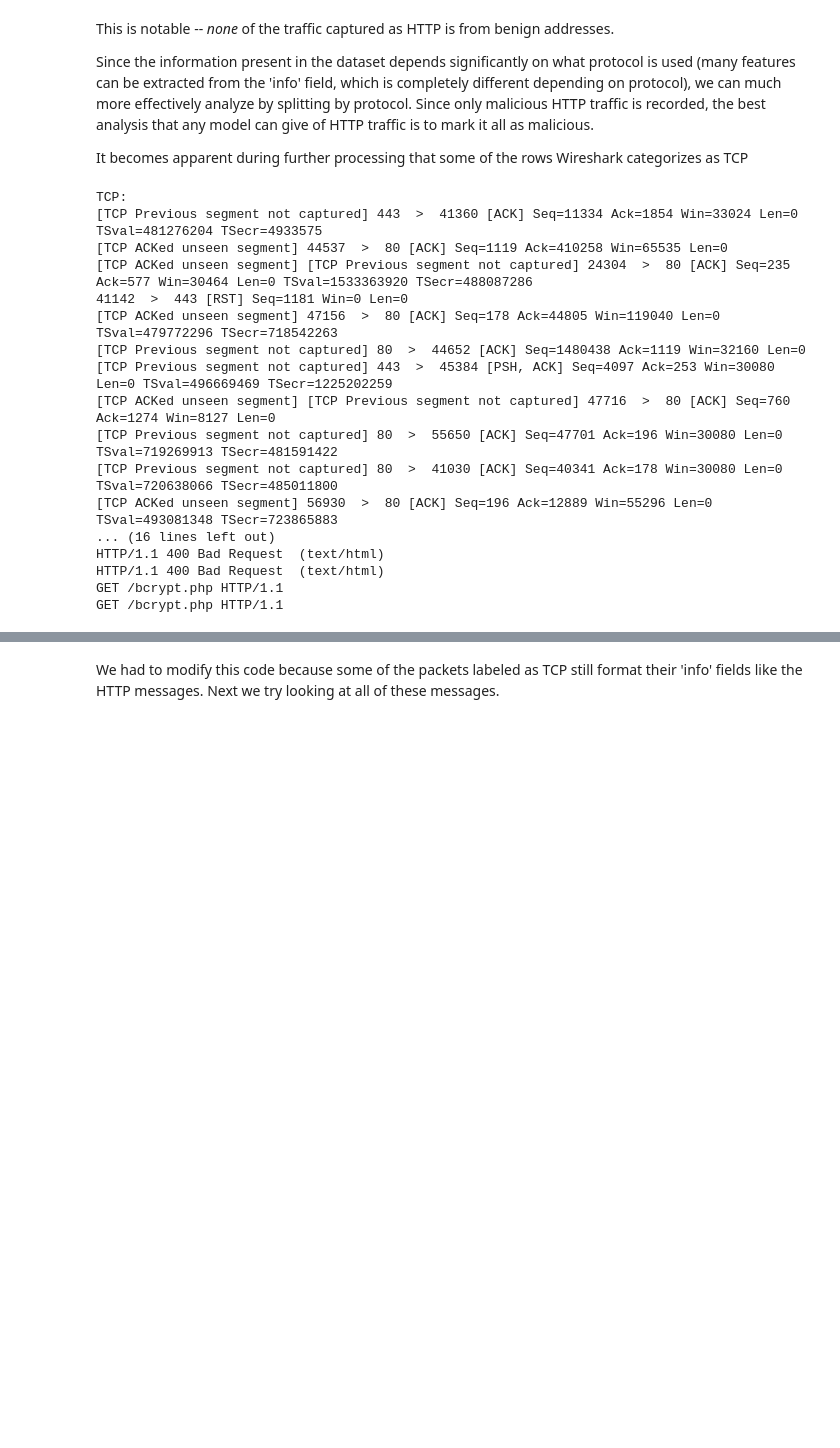
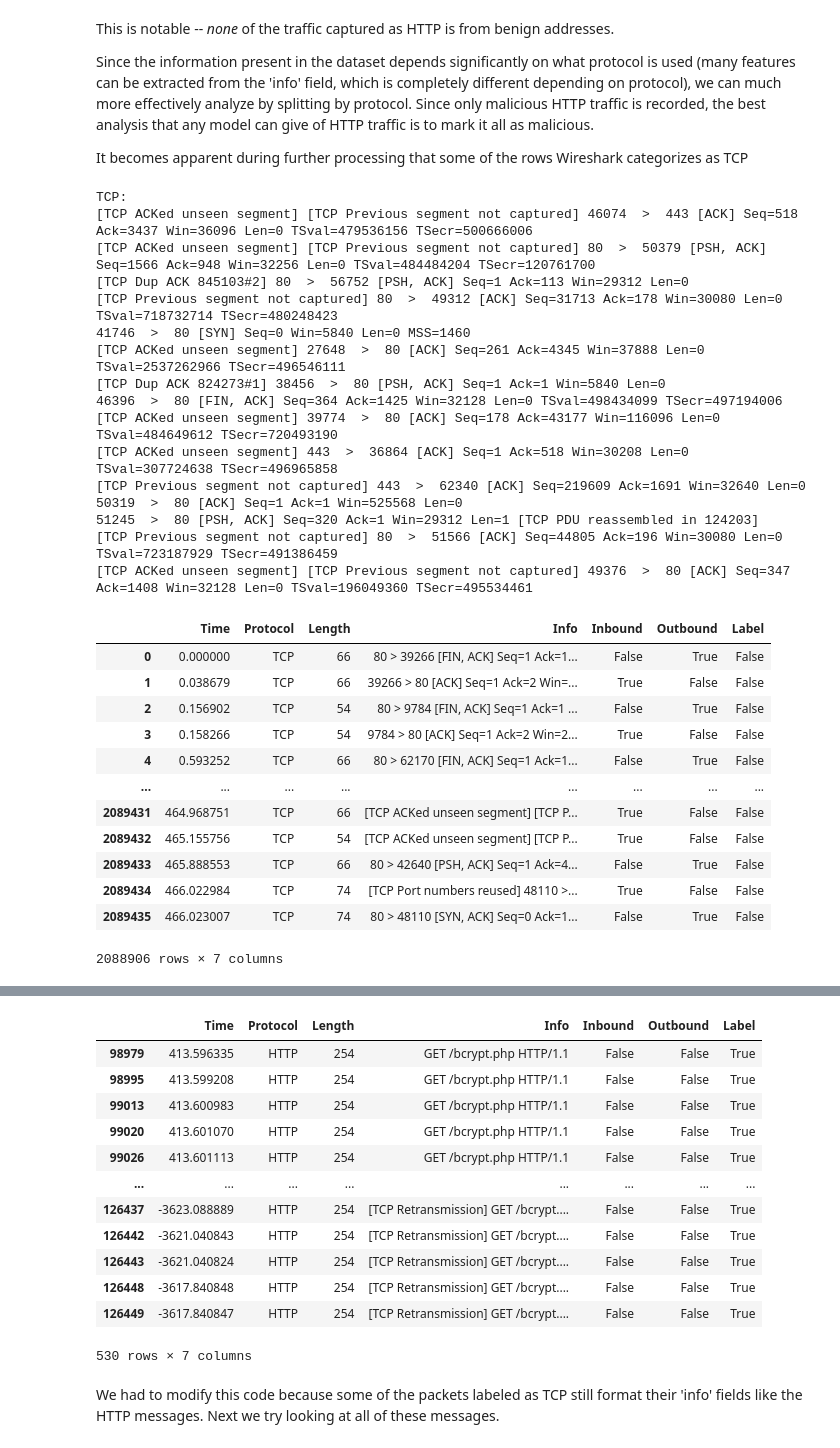
Before and after one commit to anders520/DoS-Classifier, a Jupyter notebook: classifier.ipynb, the cells around one changed output, grey strips where cells are left out. Drawn from its saved outputs; the diff is of its cells as text; code cells hidden in the pictures; blank space fills up the shorter version.

```diff
--- a/classifier.ipynb
+++ b/classifier.ipynb
@@ -115,16 +118,16 @@ display(X)
 2089436 rows × 7 columns
 # %%
 # Split X by protocol
-tcp_indices = X['Protocol'] == 'TCP'
-X_tcp = X[tcp_indices]
-y_tcp = y[tcp_indices]
+tcp_indices = df['Protocol'] == 'TCP'
+df_marked_tcp = df[tcp_indices].copy()
+# y_tcp = y[tcp_indices]
 
-http_indices = X['Protocol'] == 'HTTP'
-X_http = X[http_indices]
-y_http = y[http_indices]
+http_indices = df['Protocol'] == 'HTTP'
+df_marked_http = df[http_indices].copy()
+# y_http = y[http_indices]
 
-print(f'{len(tcp_indices)} items use TCP; malicious proportion: {sum(y_tcp) / len(y_tcp)}')
-print(f'{len(http_indices)} items use HTTP; malicious proportion: {sum(y_http) / len(y_http)}')
+print(f'{len(tcp_indices)} items use TCP; malicious proportion: {sum(df_marked_tcp['Label'].to_numpy()) / len(df_marked_tcp)}')
+print(f'{len(http_indices)} items use HTTP; malicious proportion: {sum(df_marked_http['Label'].to_numpy()) / len(df_marked_http)}')
 # %% [output]
 2089436 items use TCP; malicious proportion: 0.01291489420778149
 2089436 items use HTTP; malicious proportion: 1.0
@@ -137,29 +140,43 @@ It becomes apparent during further processing that some of the rows Wireshark ca
 # %%
 # Preview a random-ish set of 'info' content for each category
 print('TCP:')
-info = X_tcp['Info'].to_numpy()
+info = df_marked_tcp['Info'].to_numpy()
 for rand_index in np.random.randint(0, len(info), 15):
     print(info[rand_index])
+display(df_marked_tcp)
 
 print('HTTP:')
-info = X_http['Info'].to_numpy()
+info = df_marked_http['Info'].to_numpy()
 for rand_index in np.random.randint(0, len(info), 15):
     print(info[rand_index])
+display(df_marked_http)
 # %% [output]
 TCP:
-[TCP Previous segment not captured] 443  >  41360 [ACK] Seq=11334 Ack=1854 Win=33024 Len=0 TSval=481276204 TSecr=4933575
-[TCP ACKed unseen segment] 44537  >  80 [ACK] Seq=1119 Ack=410258 Win=65535 Len=0
-[TCP ACKed unseen segment] [TCP Previous segment not captured] 24304  >  80 [ACK] Seq=235 Ack=577 Win=30464 Len=0 TSval=1533363920 TSecr=488087286
-41142  >  443 [RST] Seq=1181 Win=0 Len=0
-[TCP ACKed unseen segment] 47156  >  80 [ACK] Seq=178 Ack=44805 Win=119040 Len=0 TSval=479772296 TSecr=718542263
-[TCP Previous segment not captured] 80  >  44652 [ACK] Seq=1480438 Ack=1119 Win=32160 Len=0
-[TCP Previous segment not captured] 443  >  45384 [PSH, ACK] Seq=4097 Ack=253 Win=30080 Len=0 TSval=496669469 TSecr=1225202259
-[TCP ACKed unseen segment] [TCP Previous segment not captured] 47716  >  80 [ACK] Seq=760 Ack=1274 Win=8127 Len=0
-[TCP Previous segment not captured] 80  >  55650 [ACK] Seq=47701 Ack=196 Win=30080 Len=0 TSval=719269913 TSecr=481591422
-[TCP Previous segment not captured] 80  >  41030 [ACK] Seq=40341 Ack=178 Win=30080 Len=0 TSval=720638066 TSecr=485011800
-[TCP ACKed unseen segment] 56930  >  80 [ACK] Seq=196 Ack=12889 Win=55296 Len=0 TSval=493081348 TSecr=723865883
-... (16 lines left out)
-HTTP/1.1 400 Bad Request  (text/html)
-HTTP/1.1 400 Bad Request  (text/html)
-GET /bcrypt.php HTTP/1.1
-GET /bcrypt.php HTTP/1.1
+[TCP ACKed unseen segment] [TCP Previous segment not captured] 46074  >  443 [ACK] Seq=518 Ack=3437 Win=36096 Len=0 TSval=479536156 TSecr=500666006
+[TCP ACKed unseen segment] [TCP Previous segment not captured] 80  >  50379 [PSH, ACK] Seq=1566 Ack=948 Win=32256 Len=0 TSval=484484204 TSecr=120761700
+[TCP Dup ACK 845103#2] 80  >  56752 [PSH, ACK] Seq=1 Ack=113 Win=29312 Len=0
+[TCP Previous segment not captured] 80  >  49312 [ACK] Seq=31713 Ack=178 Win=30080 Len=0 TSval=718732714 TSecr=480248423
+41746  >  80 [SYN] Seq=0 Win=5840 Len=0 MSS=1460
+[TCP ACKed unseen segment] 27648  >  80 [ACK] Seq=261 Ack=4345 Win=37888 Len=0 TSval=2537262966 TSecr=496546111
+[TCP Dup ACK 824273#1] 38456  >  80 [PSH, ACK] Seq=1 Ack=1 Win=5840 Len=0
+46396  >  80 [FIN, ACK] Seq=364 Ack=1425 Win=32128 Len=0 TSval=498434099 TSecr=497194006
+[TCP ACKed unseen segment] 39774  >  80 [ACK] Seq=178 Ack=43177 Win=116096 Len=0 TSval=484649612 TSecr=720493190
+[TCP ACKed unseen segment] 443  >  36864 [ACK] Seq=1 Ack=518 Win=30208 Len=0 TSval=307724638 TSecr=496965858
+[TCP Previous segment not captured] 443  >  62340 [ACK] Seq=219609 Ack=1691 Win=32640 Len=0
+50319  >  80 [ACK] Seq=1 Ack=1 Win=525568 Len=0
+51245  >  80 [PSH, ACK] Seq=320 Ack=1 Win=29312 Len=1 [TCP PDU reassembled in 124203]
+[TCP Previous segment not captured] 80  >  51566 [ACK] Seq=44805 Ack=196 Win=30080 Len=0 TSval=723187929 TSecr=491386459
+[TCP ACKed unseen segment] [TCP Previous segment not captured] 49376  >  80 [ACK] Seq=347 Ack=1408 Win=32128 Len=0 TSval=196049360 TSecr=495534461
+|  | Time | Protocol | Length | Info | Inbound | Outbound | Label |
+| 0 | 0.000000 | TCP | 66 | 80 > 39266 [FIN, ACK] Seq=1 Ack=1... | False | True | False |
+| 1 | 0.038679 | TCP | 66 | 39266 > 80 [ACK] Seq=1 Ack=2 Win=... | True | False | False |
+| 2 | 0.156902 | TCP | 54 | 80 > 9784 [FIN, ACK] Seq=1 Ack=1 ... | False | True | False |
+| 3 | 0.158266 | TCP | 54 | 9784 > 80 [ACK] Seq=1 Ack=2 Win=2... | True | False | False |
+| 4 | 0.593252 | TCP | 66 | 80 > 62170 [FIN, ACK] Seq=1 Ack=1... | False | True | False |
+| ... | ... | ... | ... | ... | ... | ... | ... |
+| 2089431 | 464.968751 | TCP | 66 | [TCP ACKed unseen segment] [TCP P... | True | False | False |
+| 2089432 | 465.155756 | TCP | 54 | [TCP ACKed unseen segment] [TCP P... | True | False | False |
+| 2089433 | 465.888553 | TCP | 66 | 80 > 42640 [PSH, ACK] Seq=1 Ack=4... | False | True | False |
+| 2089434 | 466.022984 | TCP | 74 | [TCP Port numbers reused] 48110 >... | True | False | False |
+| 2089435 | 466.023007 | TCP | 74 | 80 > 48110 [SYN, ACK] Seq=0 Ack=1... | False | True | False |
+2088906 rows × 7 columns
@@ -166,3 +199,16 @@ GET /bcrypt.php HTTP/1.1
+|  | Time | Protocol | Length | Info | Inbound | Outbound | Label |
+| 98979 | 413.596335 | HTTP | 254 | GET /bcrypt.php HTTP/1.1 | False | False | True |
+| 98995 | 413.599208 | HTTP | 254 | GET /bcrypt.php HTTP/1.1 | False | False | True |
+| 99013 | 413.600983 | HTTP | 254 | GET /bcrypt.php HTTP/1.1 | False | False | True |
+| 99020 | 413.601070 | HTTP | 254 | GET /bcrypt.php HTTP/1.1 | False | False | True |
+| 99026 | 413.601113 | HTTP | 254 | GET /bcrypt.php HTTP/1.1 | False | False | True |
+| ... | ... | ... | ... | ... | ... | ... | ... |
+| 126437 | -3623.088889 | HTTP | 254 | [TCP Retransmission] GET /bcrypt.... | False | False | True |
+| 126442 | -3621.040843 | HTTP | 254 | [TCP Retransmission] GET /bcrypt.... | False | False | True |
+| 126443 | -3621.040824 | HTTP | 254 | [TCP Retransmission] GET /bcrypt.... | False | False | True |
+| 126448 | -3617.840848 | HTTP | 254 | [TCP Retransmission] GET /bcrypt.... | False | False | True |
+| 126449 | -3617.840847 | HTTP | 254 | [TCP Retransmission] GET /bcrypt.... | False | False | True |
+530 rows × 7 columns
 # %%
 # Break down 'info' field into structured format
 
```
Also changed, not shown: parts of 21 cells of this notebook.
